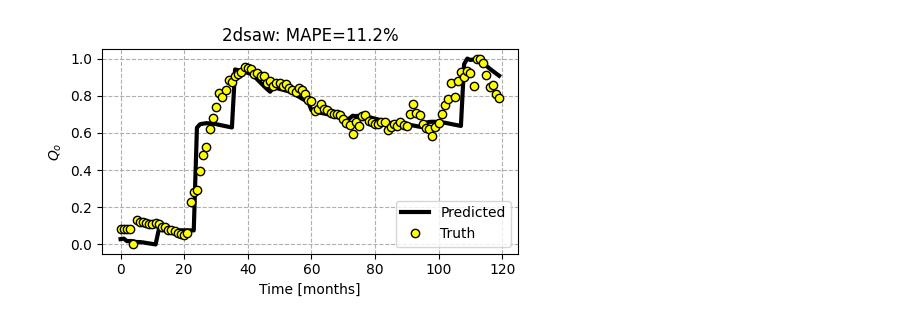
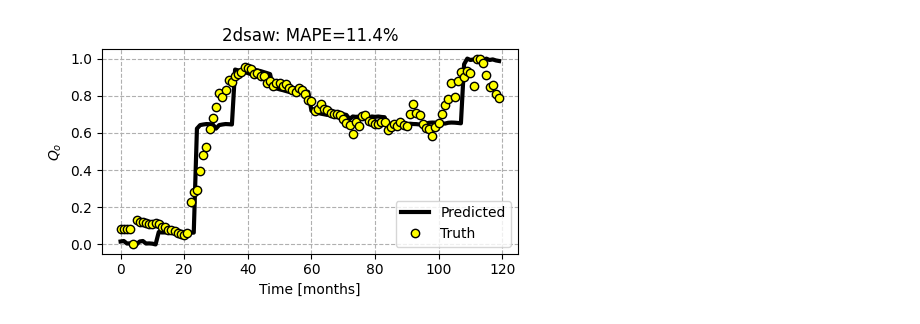
Before and after one commit to lkkubota/2dsaw, a Jupyter notebook: 2dsaw_implementation_github.ipynb, the cells around one changed output. Saved outputs shown, nothing was run; the diff lists cells and outputs as text; code cells hidden in the pictures.

```diff
--- a/2dsaw_implementation_github.ipynb
+++ b/2dsaw_implementation_github.ipynb
@@ -147,40 +147,45 @@ while i<len(splits):
       # set seeds
       np.random.seed(42)
       # convert timeseries dataset to supervised format
-      X,y=time_series_to_sup(pd.DataFrame(dataset_new),lookback)
+      if k==0:
+        X,y=time_series_to_sup(pd.DataFrame(dataset_new),lookback)
       # train-test split
       X_train, X_test, y_train, y_test = train_test_split(X,y,test_size=n_steps_out,shuffle=False)
       # train the 1-step ahead predictor
       if forget=="N": # for expanding windows
         model.fit(X_train, y_train)
       else: # for sliding windows
         model.fit(X_train[-size_train:,], y_train[-size_train:,])
       # recursive prediction using the 1-step ahead model
       XX=X_test
       for n_steps in range(size_test-int(size_test/2)):
         # predict 1-step ahead
         y_hat_one=model.predict(XX)
         # save prediction to list
         predicted.append(y_hat_one[0])
         # augment XX by adding prediction and dropping oldest sample
         # this is a recursive prediction using predicted samples
         # as prompts
         XX=np.concatenate([XX[:,1:],y_hat_one],axis=1)
       # save ground truth
       if k==0: # for Phase 1 use "dataset"
         test.extend(dataset[-size_test+int(size_test/2):,0])
       else: # for Phase 2 use "dataset2"
         test.extend(dataset2[-size_test+int(size_test/2):,0])
       # augment dataset for Phase 2
       # it contains the original "dataset" used in Phase 1 plus
       # all past predictions up until now
-      dataset_new=np.concatenate([dataset,np.array(predicted)],axis=0)
+      if k==1:
+         X1,y1=time_series_to_sup(pd.DataFrame(dataset),lookback)
+         X2,y2=time_series_to_sup(pd.DataFrame(predicted),lookback)
+         X=np.concatenate([X1,X2],axis=0)
+         y=np.concatenate([y1,y2],axis=0)
     # go to the next set of the walk-forward analysis
     i=i+1
 # convert ground truth to arrays
 tt=np.array(test).flatten()[:,np.newaxis]
 pp=np.array(predicted).flatten()[:,np.newaxis]
+# plot "truth" vs "predicted"
+mape,r2=plot_curves(tt,pp.squeeze(),scalerY,"2dsaw","2dsaw")
+# %% [output]
+[figure, added]
-# %%
-mape,r2=plot_curves(tt,pp.squeeze(),scalerY,"2dsaw","2dsaw")
-# %% [output]
-[figure, removed]
```
Also changed, not shown: parts of 2 cells of this notebook.
